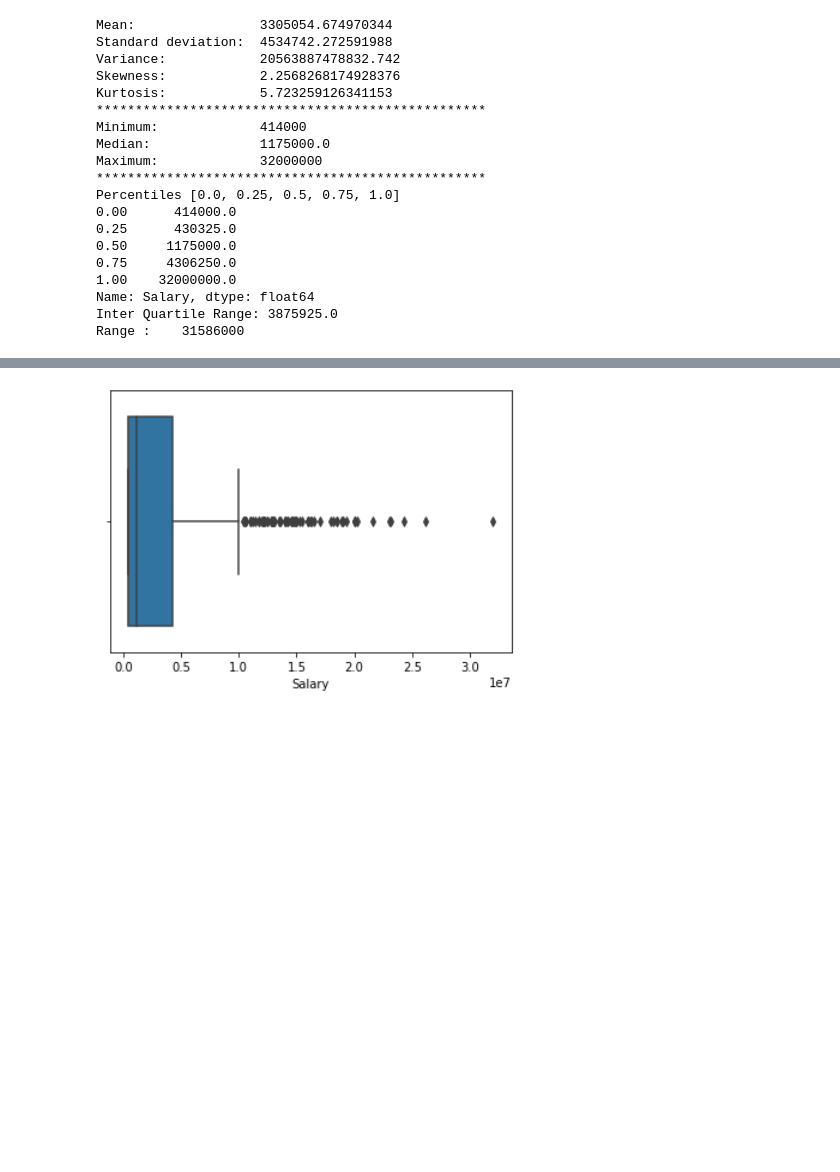
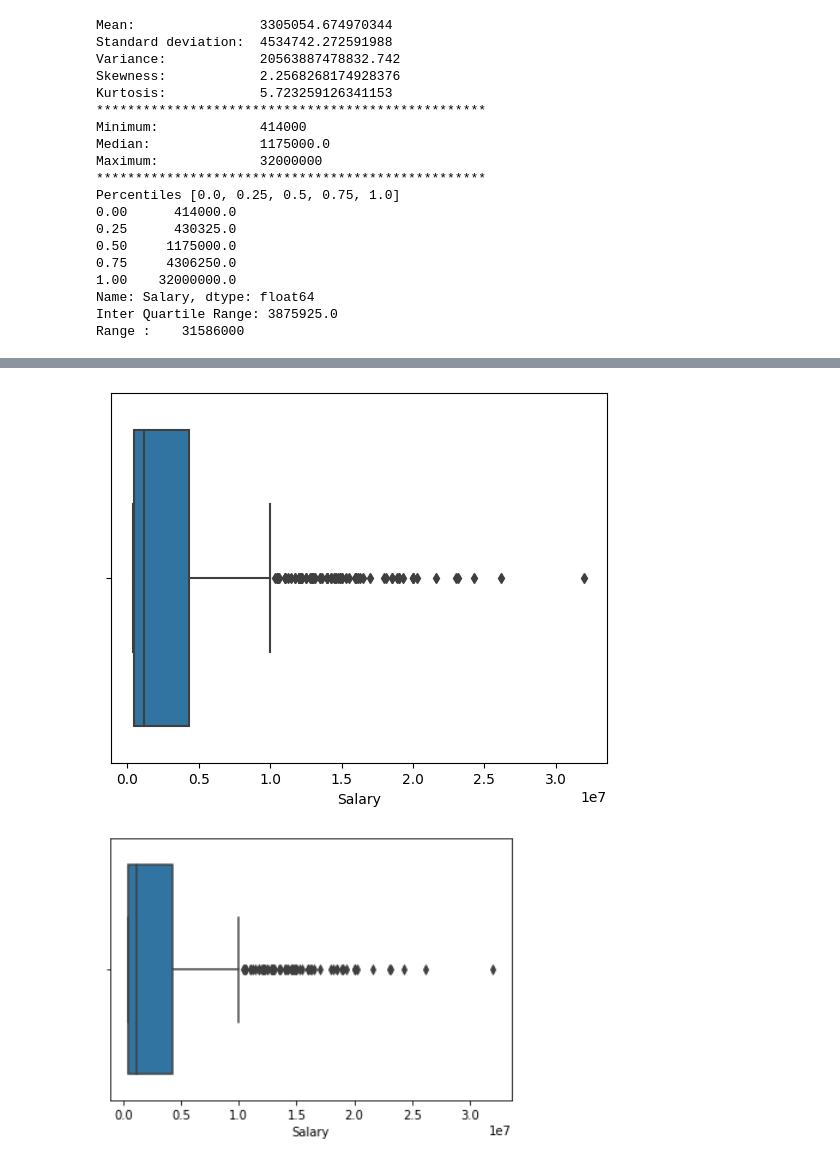
Before and after one commit to Andries-U/DS-AISeptember, a Jupyter notebook: 2-analysis-1-var/lab_2_03.ipynb, the cells around one changed output, grey strips where cells are left out. Saved outputs shown, nothing was run; the diff lists cells and outputs as text; code cells hidden in the pictures; blank space fills up the shorter version.

```diff
--- a/2-analysis-1-var/lab_2_03.ipynb
+++ b/2-analysis-1-var/lab_2_03.ipynb
@@ -211,4 +217,9 @@ Range :    31586000
 # %% [markdown]
 ![image.png](embedded-picture-1)
+# %%
+sns.boxplot(x=bb.Salary)
+plt.show()
+# %% [output]
+[figure, added]
 # %% [markdown]
 ![image.png](embedded-picture-1)
```
Also changed, not shown: parts of 2 cells of this notebook, 1 other file.
